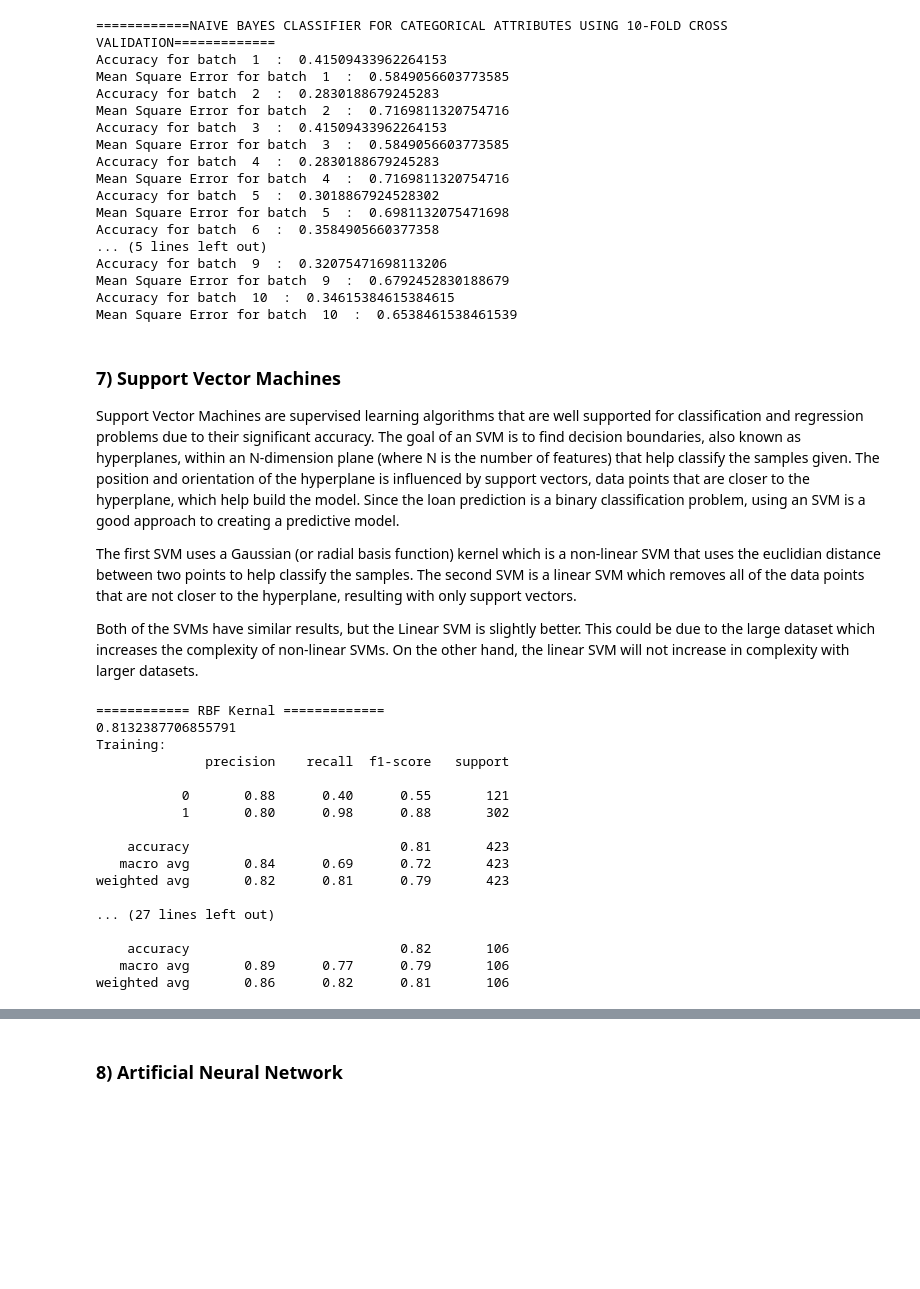
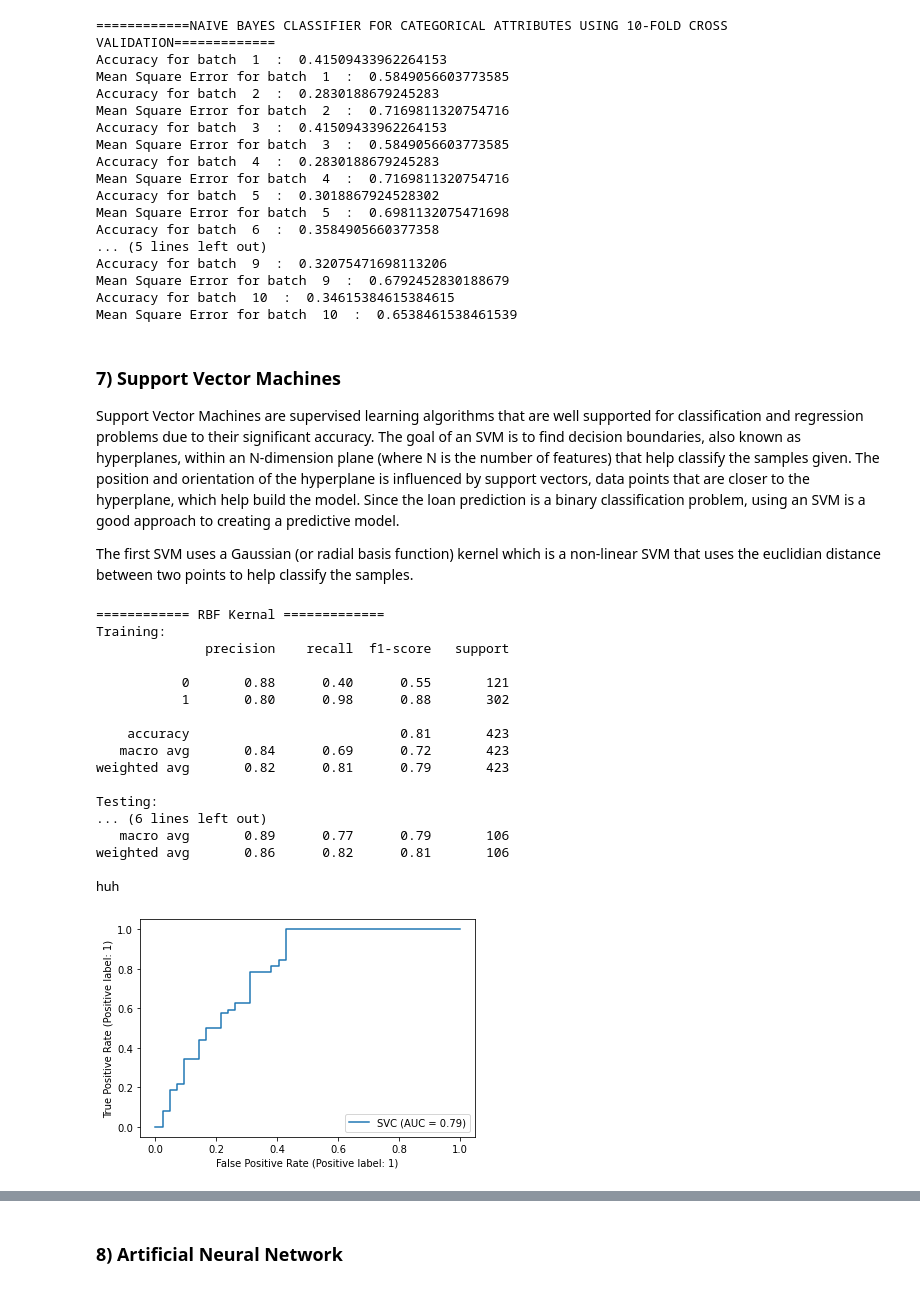
Before and after one commit to bwagle2021/ECS171-Loan-Prediction-Project, a Jupyter notebook: Project.ipynb, the cells around one changed output, grey strips where cells are left out. Saved outputs shown, nothing was run; the diff lists cells and outputs as text; code cells hidden in the pictures; blank space fills up the shorter version.

Commit message:
Added ROC curve to SVMs

```diff
--- a/Project.ipynb
+++ b/Project.ipynb
@@ -373,42 +373,35 @@ Mean Square Error for batch  10  :  0.6538461538461539
 ### 7) Support Vector Machines
 Support Vector Machines are supervised learning algorithms that are well supported for classification and regression problems due to their significant accuracy. The goal of an SVM is to find decision boundaries, also known as hyperplanes, within an N-dimension plane (where N is the number of features) that help classify the samples given. The position and orientation of the hyperplane is influenced by support vectors, data points that are closer to the hyperplane, which help build the model. Since the loan prediction is a binary classification problem, using an SVM is a good approach to creating a predictive model.
 
-The first SVM uses a Gaussian (or radial basis function) kernel which is a non-linear SVM that uses the euclidian distance between two points to help classify the samples. The second SVM is a linear SVM which removes all of the data points that are not closer to the hyperplane, resulting with only support vectors.
-
-Both of the SVMs have similar results, but the Linear SVM is slightly better. This could be due to the large dataset which increases the complexity of non-linear SVMs. On the other hand, the linear SVM will not increase in complexity with larger datasets.
+The first SVM uses a Gaussian (or radial basis function) kernel which is a non-linear SVM that uses the euclidian distance between two points to help classify the samples.
 # %%
 from sklearn.svm import SVC, LinearSVC
-
+from sklearn import metrics
+import matplotlib.pyplot as plt
 print("============ RBF Kernal =============")
 clf_rbf = SVC(kernel='rbf')
 clf_rbf.fit(Combined_X_train_encoded, Y_train_encoded)
 print("Training: ")
 print(classification_report(Y_train_encoded, clf_rbf.predict(Combined_X_train_encoded)))
 print("Testing: ")
 print(classification_report(Y_test_encoded, clf_rbf.predict(Combined_X_test_encoded)))
-
-print("============ Linear Kernal =============")
-clf_lin = LinearSVC(dual=False)
-clf_lin.fit(Combined_X_train_encoded, Y_train_encoded)
-print("Training: ")
-print(classification_report(Y_train_encoded, clf_lin.predict(Combined_X_train_encoded)))
-print("Testing: ")
-print(classification_report(Y_test_encoded, clf_lin.predict(Combined_X_test_encoded)))
+metrics.plot_roc_curve(clf_rbf, Combined_X_test_encoded, Y_test_encoded)
 # %% [output]
 ============ RBF Kernal =============
-0.8132387706855791
 Training:
               precision    recall  f1-score   support
 
            0       0.88      0.40      0.55       121
            1       0.80      0.98      0.88       302
 
     accuracy                           0.81       423
    macro avg       0.84      0.69      0.72       423
 weighted avg       0.82      0.81      0.79       423
 
-... (27 lines left out)
-
-    accuracy                           0.82       106
+Testing:
+... (6 lines left out)
    macro avg       0.89      0.77      0.79       106
 weighted avg       0.86      0.82      0.81       106
+
+huh
+[figure, added]
```
Also changed, not shown: parts of 3 cells of this notebook.
